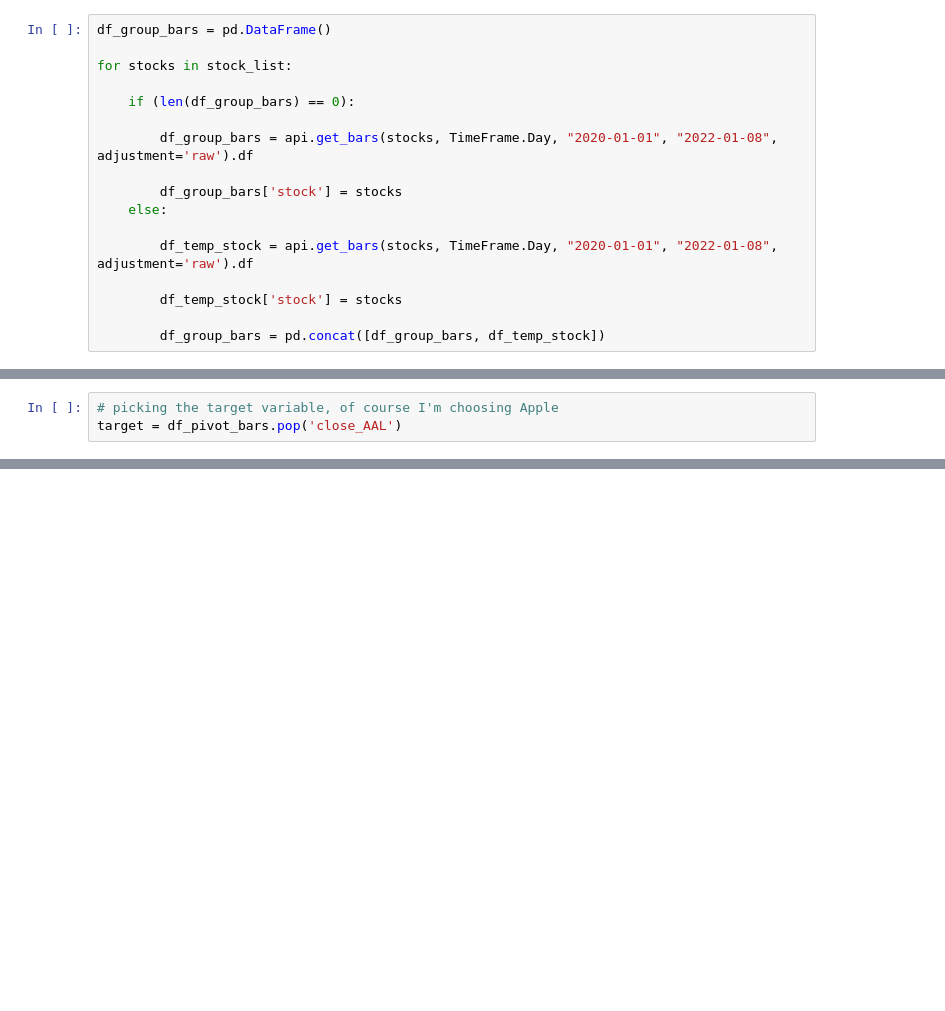
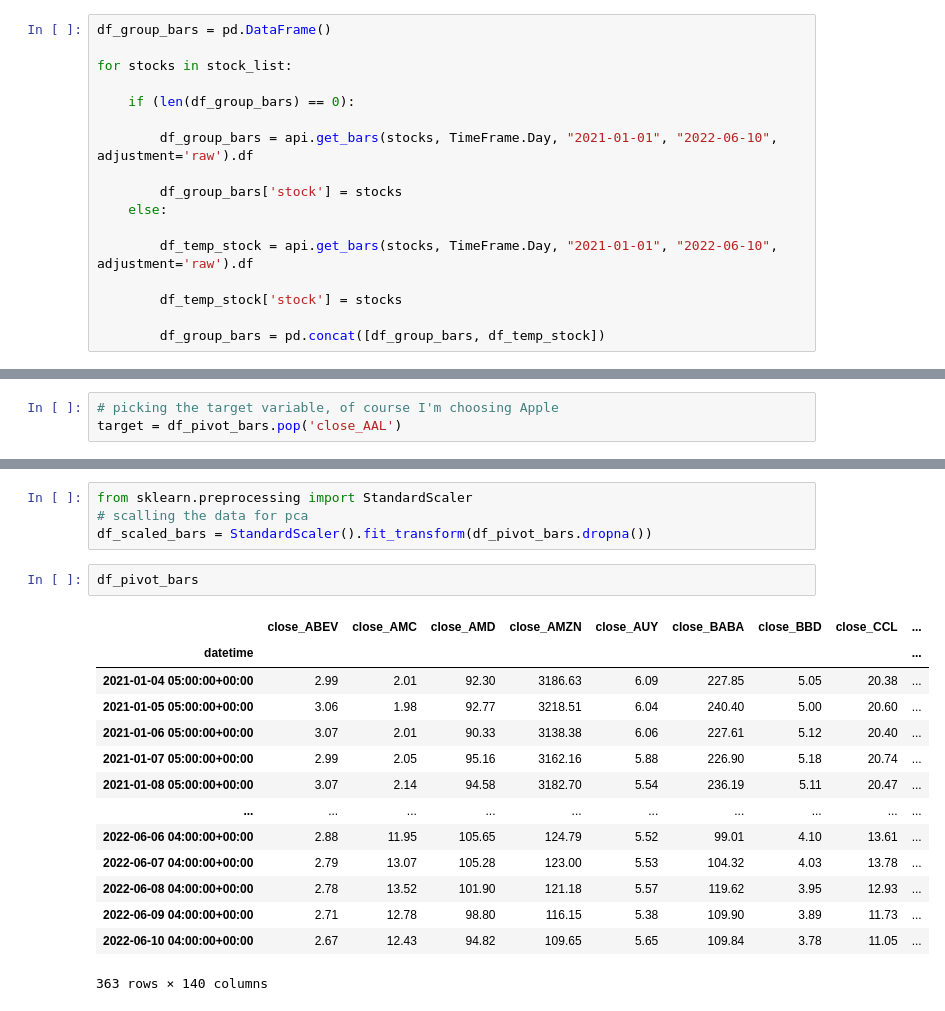
Before and after one commit to michaelortiz05/algotrader, a Jupyter notebook: Joshuas_MacD.ipynb, the cells around one changed output, grey strips where cells are left out. Cells and saved outputs as stored; diff of their text form; blank space fills up the shorter version.

```diff
--- a/Joshuas_MacD.ipynb
+++ b/Joshuas_MacD.ipynb
@@ -233,12 +233,12 @@ for stocks in stock_list:
 
     if (len(df_group_bars) == 0):
 
-        df_group_bars = api.get_bars(stocks, TimeFrame.Day, "2020-01-01", "2022-01-08", adjustment='raw').df
+        df_group_bars = api.get_bars(stocks, TimeFrame.Day, "2021-01-01", "2022-06-10", adjustment='raw').df
 
         df_group_bars['stock'] = stocks
     else:
 
-        df_temp_stock = api.get_bars(stocks, TimeFrame.Day, "2020-01-01", "2022-01-08", adjustment='raw').df
+        df_temp_stock = api.get_bars(stocks, TimeFrame.Day, "2021-01-01", "2022-06-10", adjustment='raw').df
 
         df_temp_stock['stock'] = stocks
 
@@ -276,0 +262,21 @@ target = df_pivot_bars.pop('close_AAL')
+# %%
+from sklearn.preprocessing import StandardScaler
+# scalling the data for pca
+df_scaled_bars = StandardScaler().fit_transform(df_pivot_bars.dropna())
+# %%
+df_pivot_bars
+# %% [output]
+|  | close_ABEV | close_AMC | close_AMD | close_AMZN | close_AUY | close_BABA | close_BBD | close_CCL | ... |
+| datetime |  |  |  |  |  |  |  |  | ... |
+| 2021-01-04 05:00:00+00:00 | 2.99 | 2.01 | 92.30 | 3186.63 | 6.09 | 227.85 | 5.05 | 20.38 | ... |
+| 2021-01-05 05:00:00+00:00 | 3.06 | 1.98 | 92.77 | 3218.51 | 6.04 | 240.40 | 5.00 | 20.60 | ... |
+| 2021-01-06 05:00:00+00:00 | 3.07 | 2.01 | 90.33 | 3138.38 | 6.06 | 227.61 | 5.12 | 20.40 | ... |
+| 2021-01-07 05:00:00+00:00 | 2.99 | 2.05 | 95.16 | 3162.16 | 5.88 | 226.90 | 5.18 | 20.74 | ... |
+| 2021-01-08 05:00:00+00:00 | 3.07 | 2.14 | 94.58 | 3182.70 | 5.54 | 236.19 | 5.11 | 20.47 | ... |
+| ... | ... | ... | ... | ... | ... | ... | ... | ... | ... |
+| 2022-06-06 04:00:00+00:00 | 2.88 | 11.95 | 105.65 | 124.79 | 5.52 | 99.01 | 4.10 | 13.61 | ... |
+| 2022-06-07 04:00:00+00:00 | 2.79 | 13.07 | 105.28 | 123.00 | 5.53 | 104.32 | 4.03 | 13.78 | ... |
+| 2022-06-08 04:00:00+00:00 | 2.78 | 13.52 | 101.90 | 121.18 | 5.57 | 119.62 | 3.95 | 12.93 | ... |
+| 2022-06-09 04:00:00+00:00 | 2.71 | 12.78 | 98.80 | 116.15 | 5.38 | 109.90 | 3.89 | 11.73 | ... |
+| 2022-06-10 04:00:00+00:00 | 2.67 | 12.43 | 94.82 | 109.65 | 5.65 | 109.84 | 3.78 | 11.05 | ... |
+363 rows × 140 columns
```
Also changed, not shown: parts of 2 cells of this notebook.
